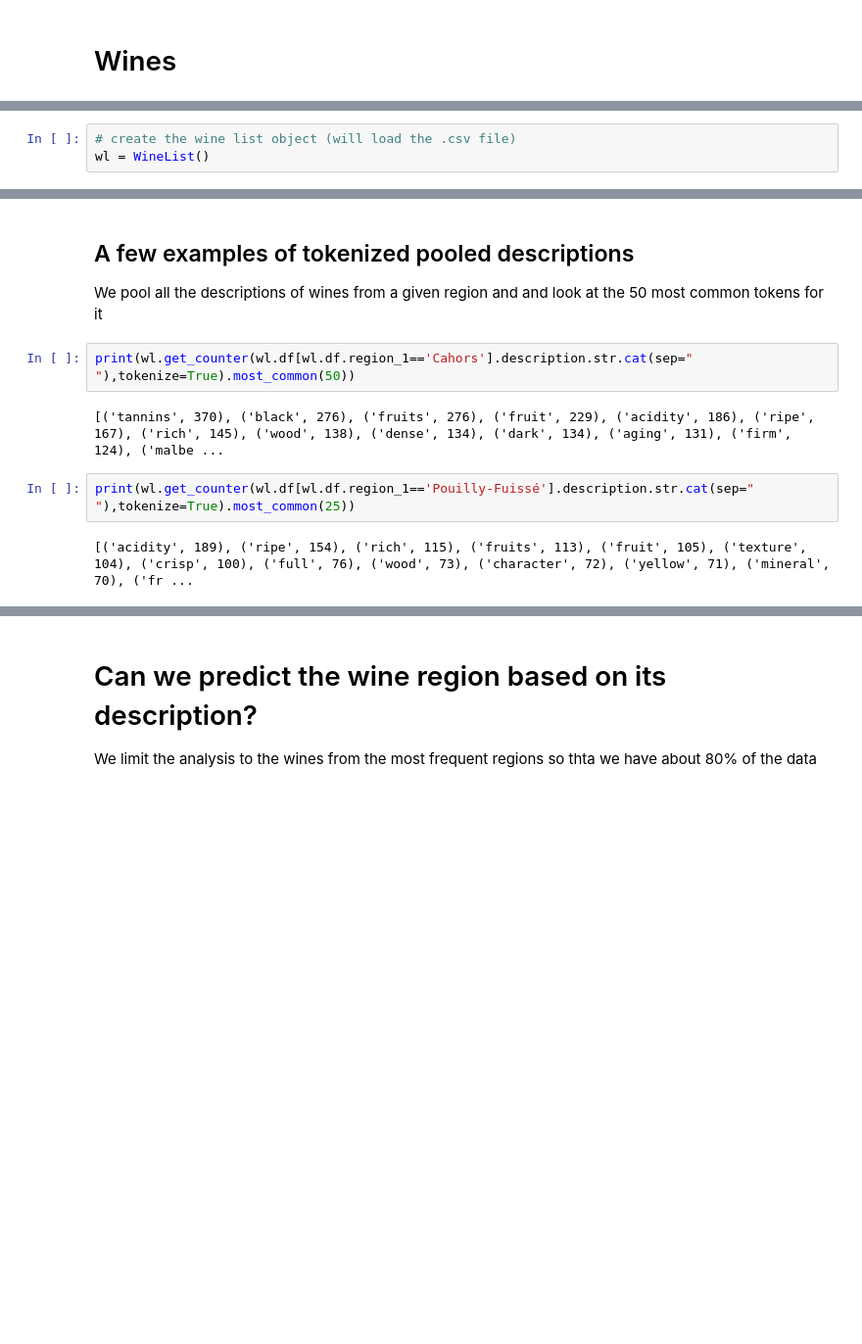
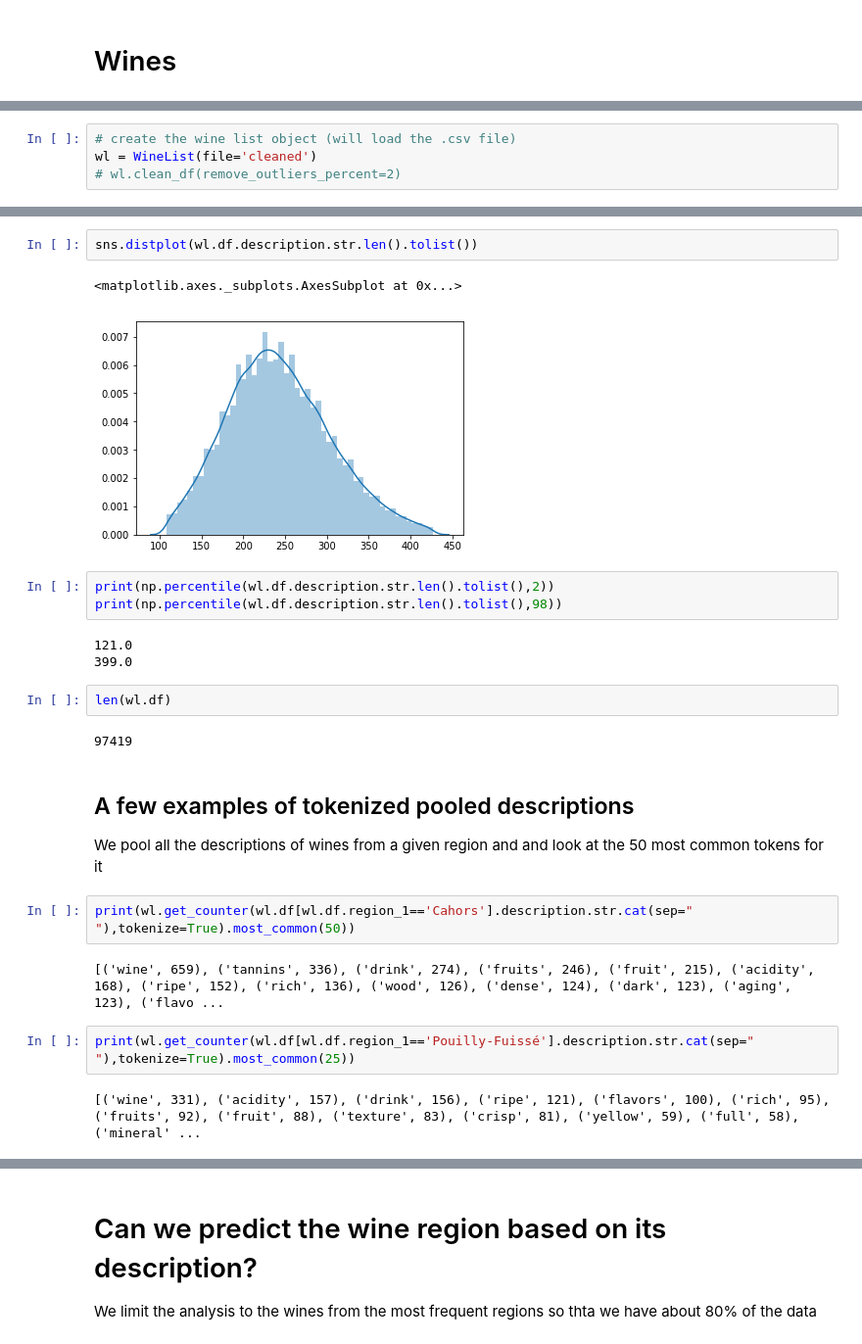
Before and after one commit to josarago/Insight, a Jupyter notebook: wines.ipynb, the cells around one changed output, grey strips where cells are left out. Shown at 98% size. Saved outputs shown, nothing was run; the diff lists cells and outputs as text; blank space fills up the shorter version.

```diff
--- a/wines.ipynb
+++ b/wines.ipynb
@@ -33,4 +34,5 @@ import warnings
 warnings.filterwarnings("ignore")
 # %%
 # create the wine list object (will load the .csv file)
-wl = WineList()
+wl = WineList(file='cleaned')
+# wl.clean_df(remove_outliers_percent=2)
@@ -37,14 +66,29 @@ wl = WineList()
+# %%
+sns.distplot(wl.df.description.str.len().tolist())
+# %% [output]
+<matplotlib.axes._subplots.AxesSubplot at 0x...>
+[figure, added]
+# %%
+print(np.percentile(wl.df.description.str.len().tolist(),2))
+print(np.percentile(wl.df.description.str.len().tolist(),98))
+# %% [output]
+121.0
+399.0
+# %%
+len(wl.df)
+# %% [output]
+97419
 # %% [markdown]
 ## A few examples of tokenized pooled descriptions
 We pool all the descriptions of wines from a given region and and look at the 50 most common tokens for it
 # %%
 print(wl.get_counter(wl.df[wl.df.region_1=='Cahors'].description.str.cat(sep=" "),tokenize=True).most_common(50))
 # %% [output]
-[('tannins', 370), ('black', 276), ('fruits', 276), ('fruit', 229), ('acidity', 186), ('ripe', 167), ('rich', 145), ('wood', 138), ('dense', 134), ('dark', 134), ('aging', 131), ('firm', 124), ('malbe ...
+[('wine', 659), ('tannins', 336), ('drink', 274), ('fruits', 246), ('fruit', 215), ('acidity', 168), ('ripe', 152), ('rich', 136), ('wood', 126), ('dense', 124), ('dark', 123), ('aging', 123), ('flavo ...
 # %%
 print(wl.get_counter(wl.df[wl.df.region_1=='Pouilly-Fuissé'].description.str.cat(sep=" "),tokenize=True).most_common(25))
 # %% [output]
-[('acidity', 189), ('ripe', 154), ('rich', 115), ('fruits', 113), ('fruit', 105), ('texture', 104), ('crisp', 100), ('full', 76), ('wood', 73), ('character', 72), ('yellow', 71), ('mineral', 70), ('fr ...
+[('wine', 331), ('acidity', 157), ('drink', 156), ('ripe', 121), ('flavors', 100), ('rich', 95), ('fruits', 92), ('fruit', 88), ('texture', 83), ('crisp', 81), ('yellow', 59), ('full', 58), ('mineral' ...
 # %%
 print(wl.get_counter(wl.df[wl.df.region_1=='Champagne'].description.str.cat(sep=" "),tokenize=True).most_common(25))
 # %% [output]
```
Also changed, not shown: parts of 41 cells of this notebook, 12 other files.
